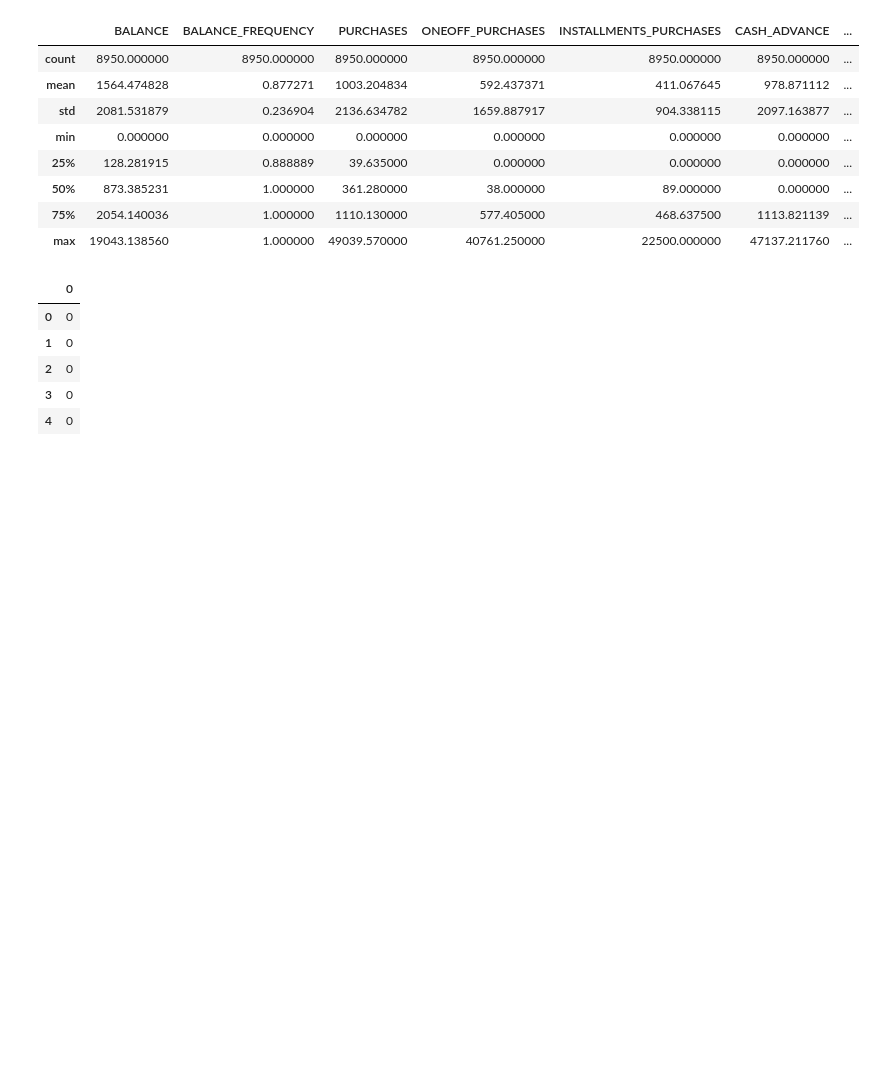
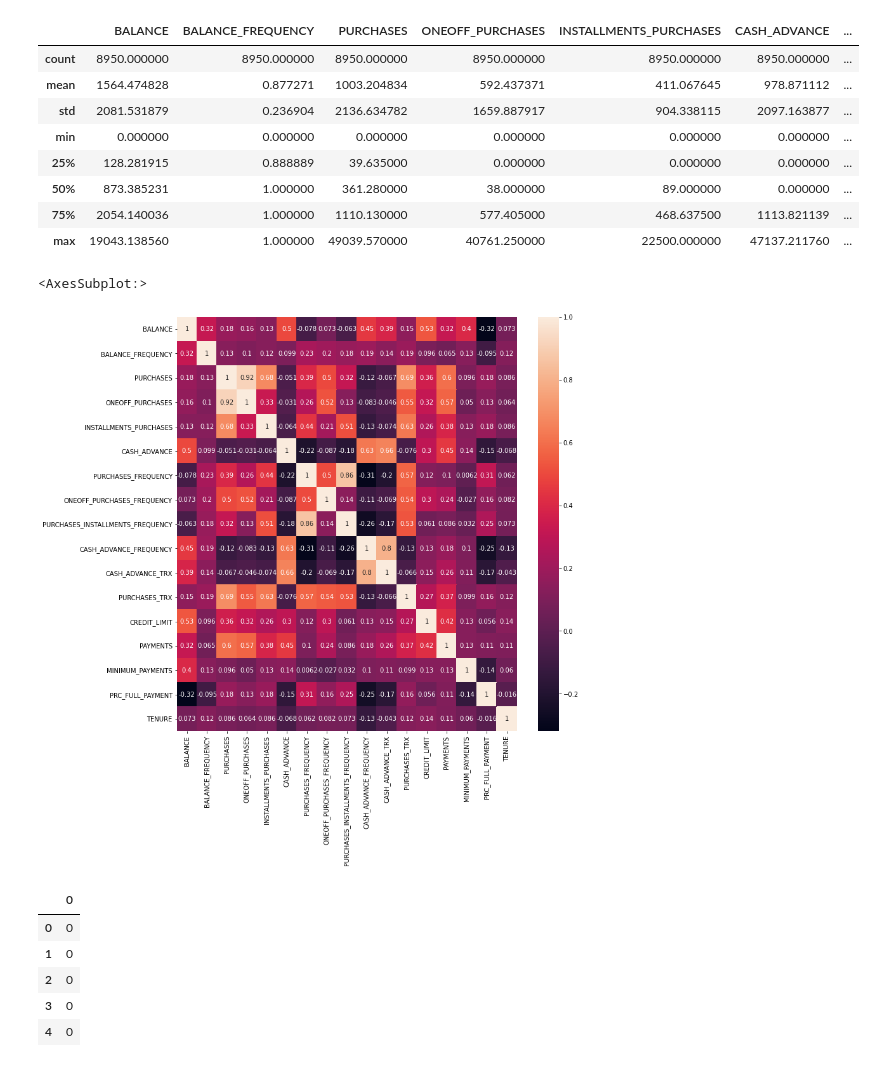
Before and after one commit to isahaji/clustering, a Jupyter notebook: main.ipynb, the cells around one changed output. Cells and saved outputs as stored; diff of their text form; code cells hidden in the pictures; blank space fills up the shorter version.

```diff
--- a/main.ipynb
+++ b/main.ipynb
@@ -78,6 +78,12 @@ df.describe()
 | 50% | 873.385231 | 1.000000 | 361.280000 | 38.000000 | 89.000000 | 0.000000 | ... |
 | 75% | 2054.140036 | 1.000000 | 1110.130000 | 577.405000 | 468.637500 | 1113.821139 | ... |
 | max | 19043.138560 | 1.000000 | 49039.570000 | 40761.250000 | 22500.000000 | 47137.211760 | ... |
+# %%
+plt.figure(figsize=[12,12])
+sns.heatmap(df.corr(), annot=True)
+# %% [output]
+<AxesSubplot:>
+[figure, added]
 # %%
 model=AgglomerativeClustering( affinity='euclidean', linkage='complete')
 clust_labels=model.fit_predict(df)
```
